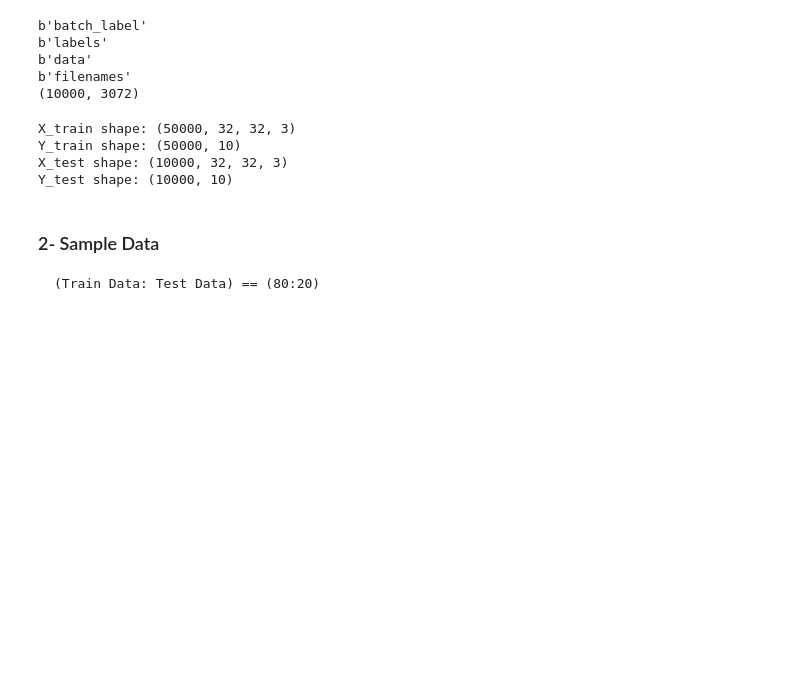
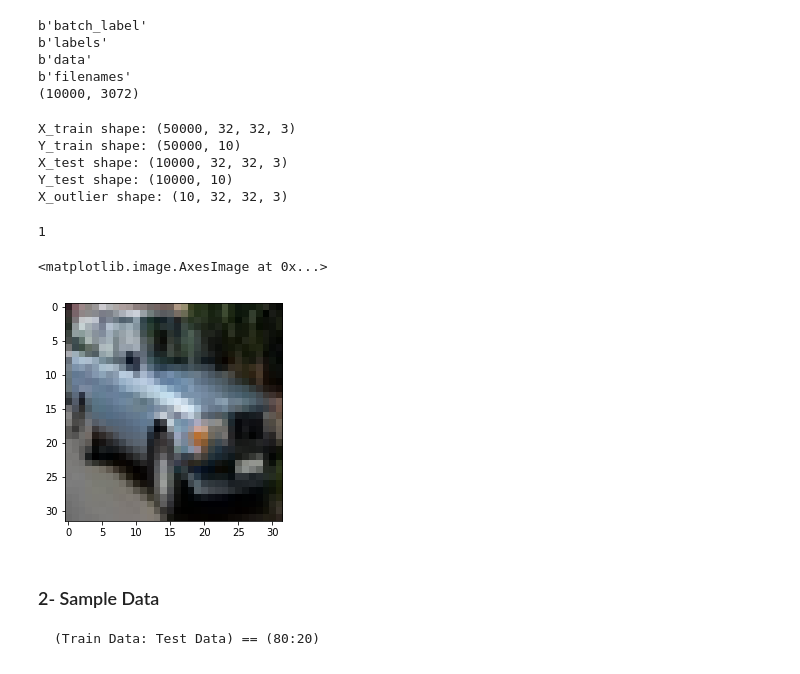
Before and after one commit to divyanshu25/BigDataSystems, a Jupyter notebook: Assignment1/workspace/CIFAR_2layer_CNN_Kclass.ipynb, the cells around one changed output. Cells and saved outputs as stored; diff of their text form; code cells hidden in the pictures; blank space fills up the shorter version.

```diff
--- a/Assignment1/workspace/CIFAR_2layer_CNN_Kclass.ipynb
+++ b/Assignment1/workspace/CIFAR_2layer_CNN_Kclass.ipynb
@@ -76,11 +98,20 @@ print("X_train shape: "+ str(X_train.shape))
 print("Y_train shape: "+ str(Y_train.shape))
 print("X_test shape: "+ str(X_test.shape))
 print("Y_test shape: "+ str(Y_test.shape))
+print("X_outlier shape: "+ str(X_outlier.shape))
 # %% [output]
 X_train shape: (50000, 32, 32, 3)
 Y_train shape: (50000, 10)
 X_test shape: (10000, 32, 32, 3)
 Y_test shape: (10000, 10)
+X_outlier shape: (10, 32, 32, 3)
+# %%
+print(np.argmax(Y_train[201]))
+plt.imshow(X_train[201])
+# %% [output]
+1
+<matplotlib.image.AxesImage at 0x...>
+[figure, added]
 # %% [markdown]
 ### 2- Sample Data
     (Train Data: Test Data) == (80:20)
```
Also changed, not shown: parts of 9 cells of this notebook, 19 other files.
